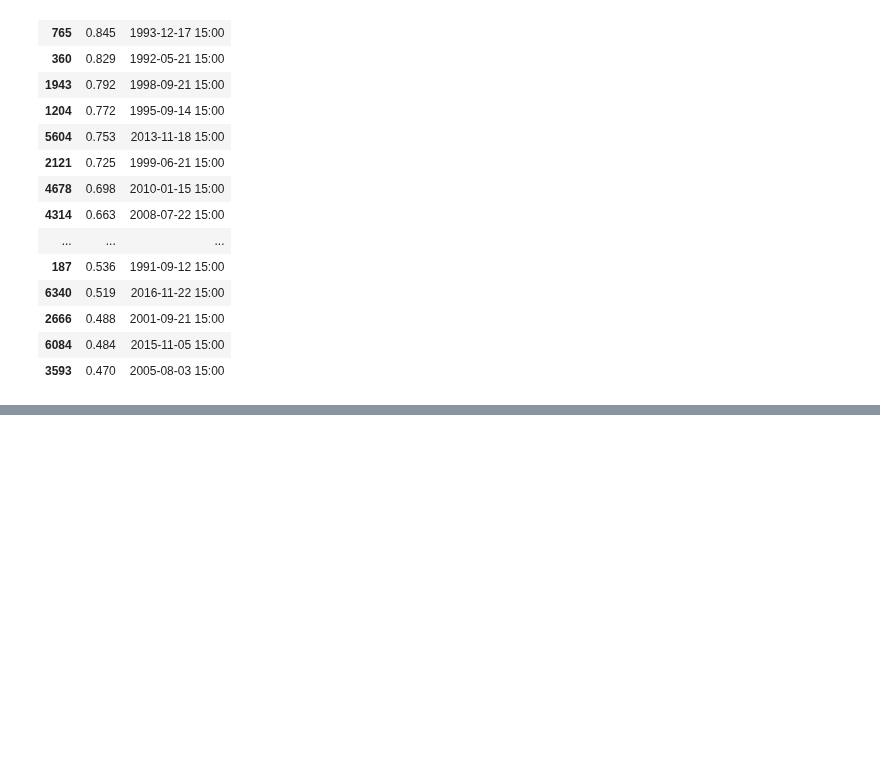
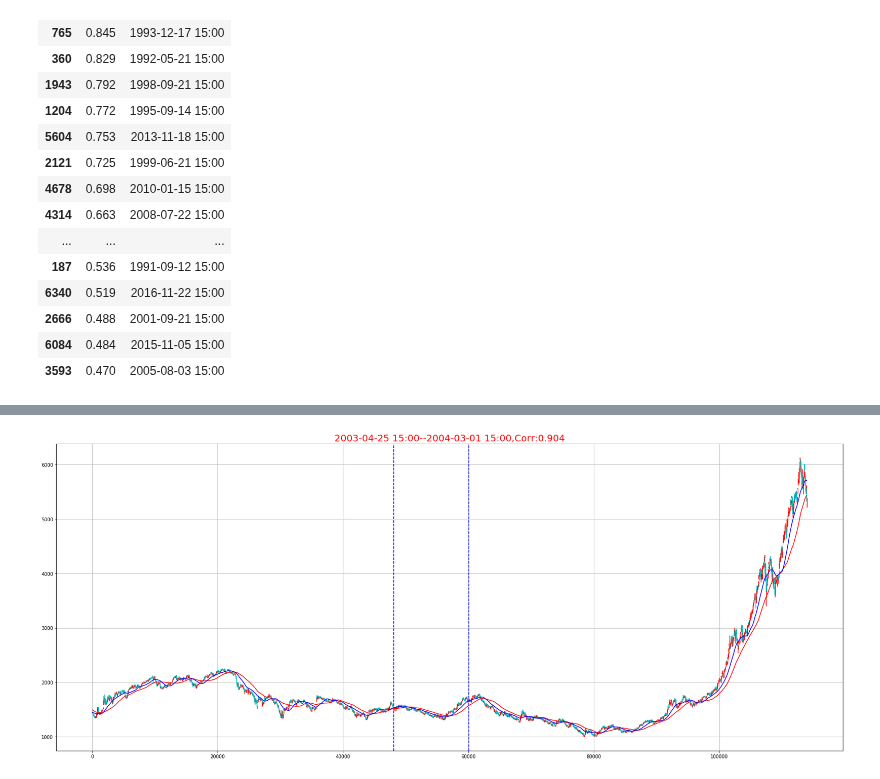
Before and after one commit to che7611/test2, a Jupyter notebook: tdx.ipynb, the cells around one changed output, grey strips where cells are left out. Drawn from its saved outputs; the diff is of its cells as text; code cells hidden in the pictures; blank space fills up the shorter version.

```diff
--- a/tdx.ipynb
+++ b/tdx.ipynb
@@ -451,0 +170,13 @@ sa.DF_CORR
+# %%
+from sa import Analyse_CORR
+import talib as tb
+
+cnt=200
+sh['ma60']=tb.MA(sh['close'].values,timeperiod=60)
+sh['ma30']=tb.MA(sh['close'].values,timeperiod=30)
+dfS=sh[0:-cnt]
+dfT=sh.tail(cnt)
+
+sa1=Analyse_CORR(dfS,dfT)
+res=sa1.corr()
+res.head(10)
@@ -451,0 +219,4 @@ sa.DF_CORR
+# %%
+sa1.DrawNo(0,800,900)
+# %% [output]
+[figure, added]
```
Also changed, not shown: parts of 21 cells of this notebook, 3 other files.
